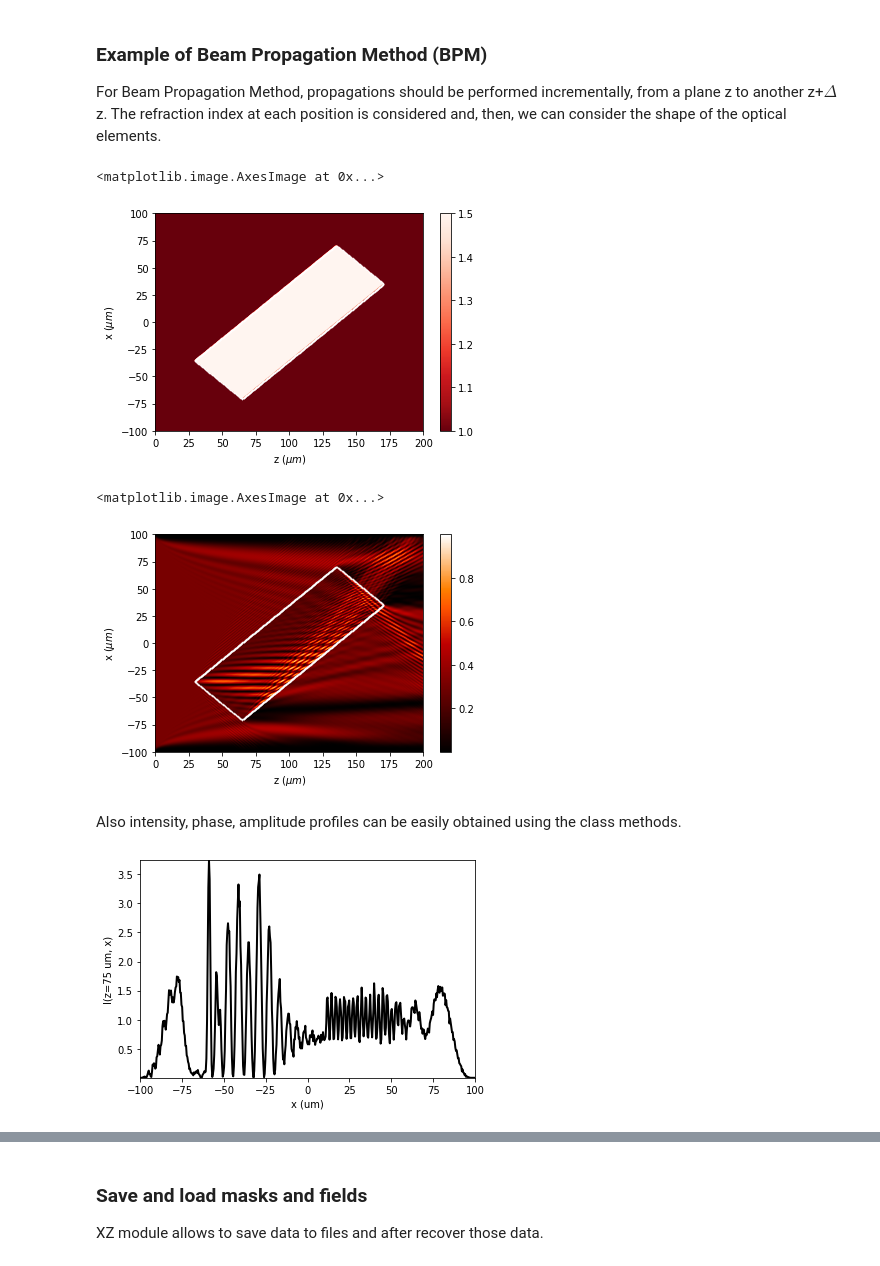
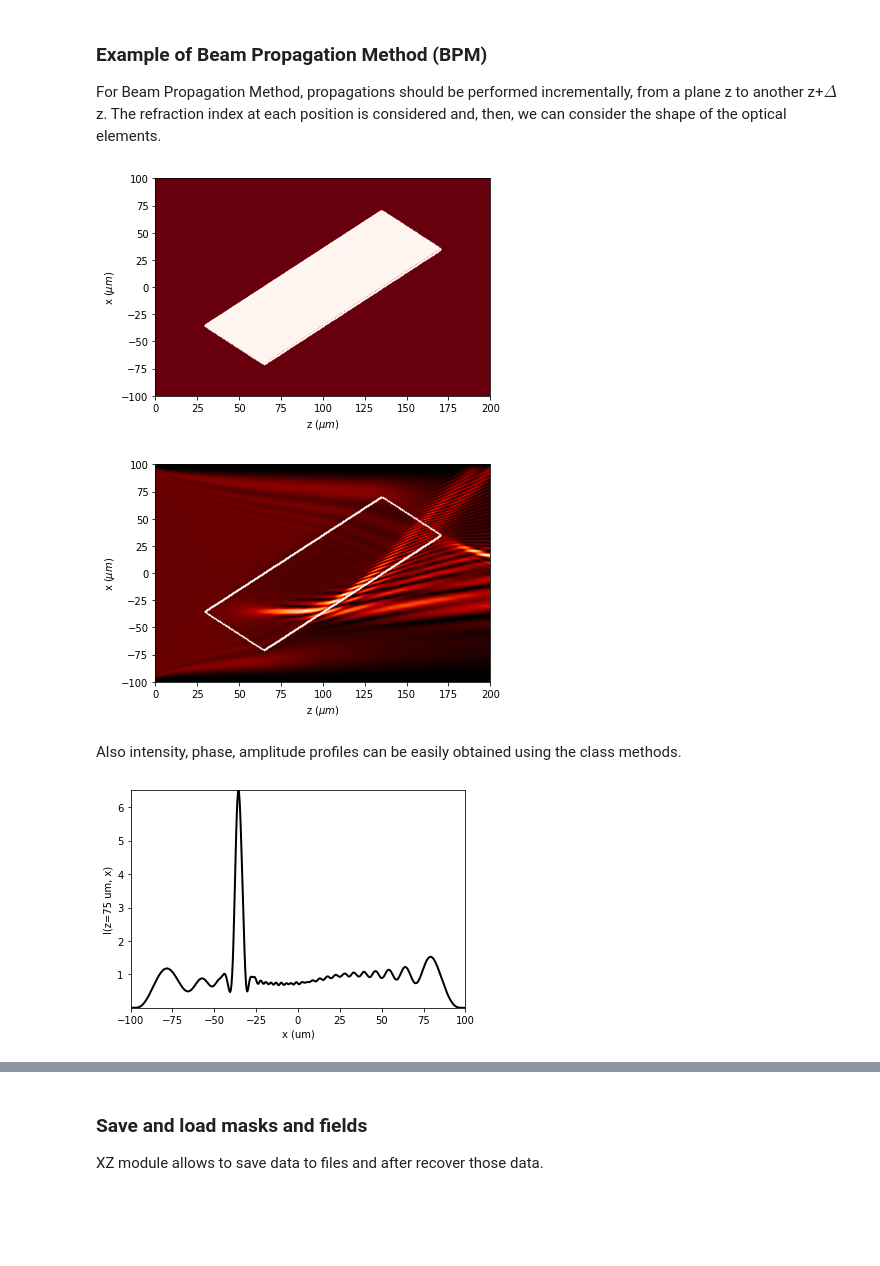
Before and after one commit to aocg-ucm/diffractio, a Jupyter notebook: docs/source/tutorial/scalar_XZ/tutorial_xz.ipynb, the cells around one changed output, grey strips where cells are left out. Cells and saved outputs as stored; diff of their text form; code cells hidden in the pictures; blank space fills up the shorter version.

```diff
--- a/docs/source/tutorial/scalar_XZ/tutorial_xz.ipynb
+++ b/docs/source/tutorial/scalar_XZ/tutorial_xz.ipynb
@@ -49,7 +49,7 @@ from diffractio.scalar_masks_XZ import Scalar_mask_XZ
 from diffractio.scalar_sources_X import Scalar_source_X
 
 from matplotlib import rcParams
-rcParams['figure.figsize'] = 15,15
+rcParams['figure.figsize'] = 14,12
 rcParams['figure.dpi'] = 120
 rcParams['savefig.dpi'] = 100
 # %%
@@ -228,26 +227,23 @@ u1.rectangle(
     size=(150 * um, 50 * um),
     angle=45 * degrees,
     refraction_index=1.5 - 0 * .00025j)
-u1.draw_refraction_index(colorbar_kind='vertical')
+u1.draw_refraction_index();
 # %% [output]
-<matplotlib.image.AxesImage at 0x...>
-[figure, old version]
+[figure, new version]
+# %%
+edges=u1.surface_detection()
+u1.filter_refraction_index(type_filter=2,pixels_filtering=10, max_diff_filter=0.05, draw_check=False);
 # %%
 u1.BPM(verbose=False)
-u1.draw(
-    logarithm=True,
-    normalize='maximum',
-    draw_borders=True,
-    colorbar_kind='vertical')
+u1.draw(logarithm=True, normalize='maximum', draw_borders=True, edge_matrix=edges);
 # %% [output]
-<matplotlib.image.AxesImage at 0x...>
-[figure, old version]
+[figure, new version]
 # %% [markdown]
 Also intensity, phase, amplitude profiles can be easily obtained using the class methods.
 # %%
 u1.profile_transversal(z0=75 * um);
 # %% [output]
-[figure, old version]
+[figure, new version]
 # %%
 u1.profile_longitudinal(x0=0 * um);
 # %% [output]
```
Also changed, not shown: parts of 41 cells of this notebook, 13 other files.
